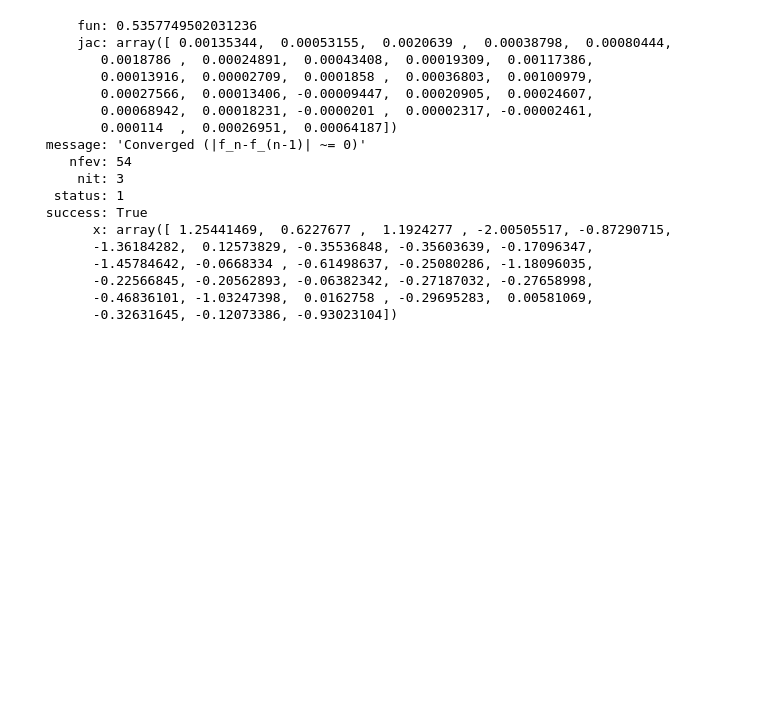
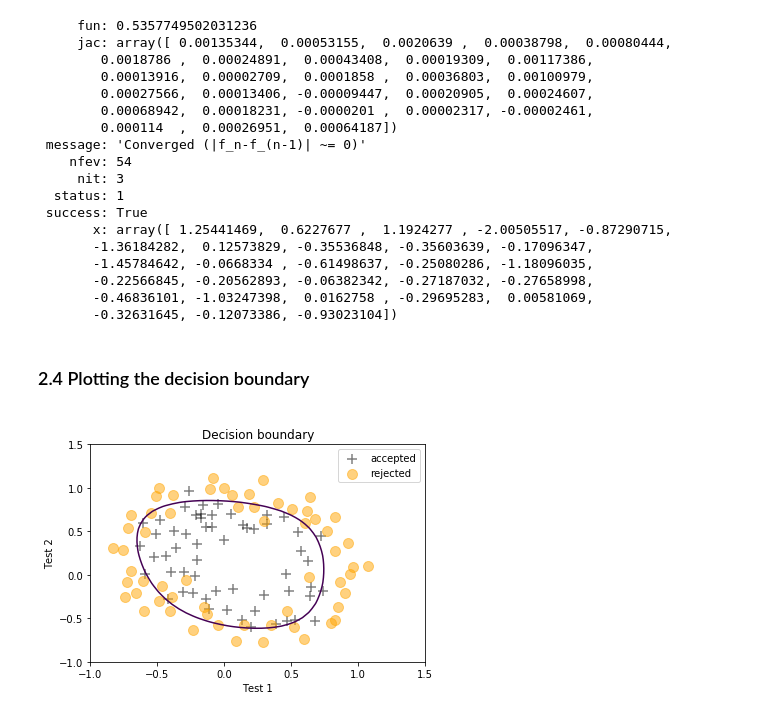
Before and after one commit to vrategov/Machine-Learning, a Jupyter notebook: Week 3/Ex2.ipynb, the cells around one changed output. Cells and saved outputs as stored; diff of their text form; code cells hidden in the pictures; blank space fills up the shorter version.

Commit message:
add decision boundary

```diff
--- a/Week 3/Ex2.ipynb
+++ b/Week 3/Ex2.ipynb
@@ -308,6 +298,6 @@ def map_feature(x1, x2):
 # %%
 # perform the feature mapping
-X = map_feature(X.values[:,0], X.values[:,1])
+X = mapFeature(X.values[:,0], X.values[:,1])
 
 # create a vector of 0 for initial values of theta
 initial_theta = np.zeros(X.shape[1])
@@ -410,3 +400,41 @@ print(res)
        -0.22566845, -0.20562893, -0.06382342, -0.27187032, -0.27658998,
        -0.46836101, -1.03247398,  0.0162758 , -0.29695283,  0.00581069,
        -0.32631645, -0.12073386, -0.93023104])
+# %% [markdown]
+<div id='boundary'/>
+
+### 2.4 Plotting the decision boundary
+# %%
+# define the grid space
+u = np.linspace(-1, 1.5, 50)
+v = np.linspace(-1, 1.5, 50)
+
+z = np.zeros(( len(u), len(v) ))
+
+# Evaluate z = theta*x over the grid
+for i in range(len(u)):
+    for j in range(len(v)):
+        z[i,j] = np.dot(mapFeature(np.array([u[i]]), np.array([v[j]])),res.x)
+
+z = np.transpose(z) # important to transpose z before calling contour
+# %%
+colors = ['black', 'orange']
+
+plt.figure()
+
+y = plt.scatter(df['test1'].loc[df['accept'] == 1], df['test2'].loc[df['accept'] == 1], marker='+', color=colors[0], s=100, alpha= 0.5)
+n = plt.scatter(df['test1'].loc[df['accept'] == 0], df['test2'].loc[df['accept'] == 0], marker='o', color=colors[1], s=100, alpha=0.5)
+bound = plt.contour(u, v, z, levels=[0], linewidth=2)
+
+plt.xlabel('Test 1')
+plt.ylabel('Test 2')
+
+plt.xlim(-1,1.5)
+plt.ylim(-1,1.5)
+
+plt.title('Decision boundary')
+plt.legend((y,n), ('accepted','rejected'), loc='upper right')
+# plt.legend((p1,p2, p3),('y = 1', 'y = 0', 'Decision Boundary'), numpoints=1, handlelength=0)
+plt.show()
+# %% [output]
+[figure, added]
```
Also changed, not shown: parts of 3 cells of this notebook.
